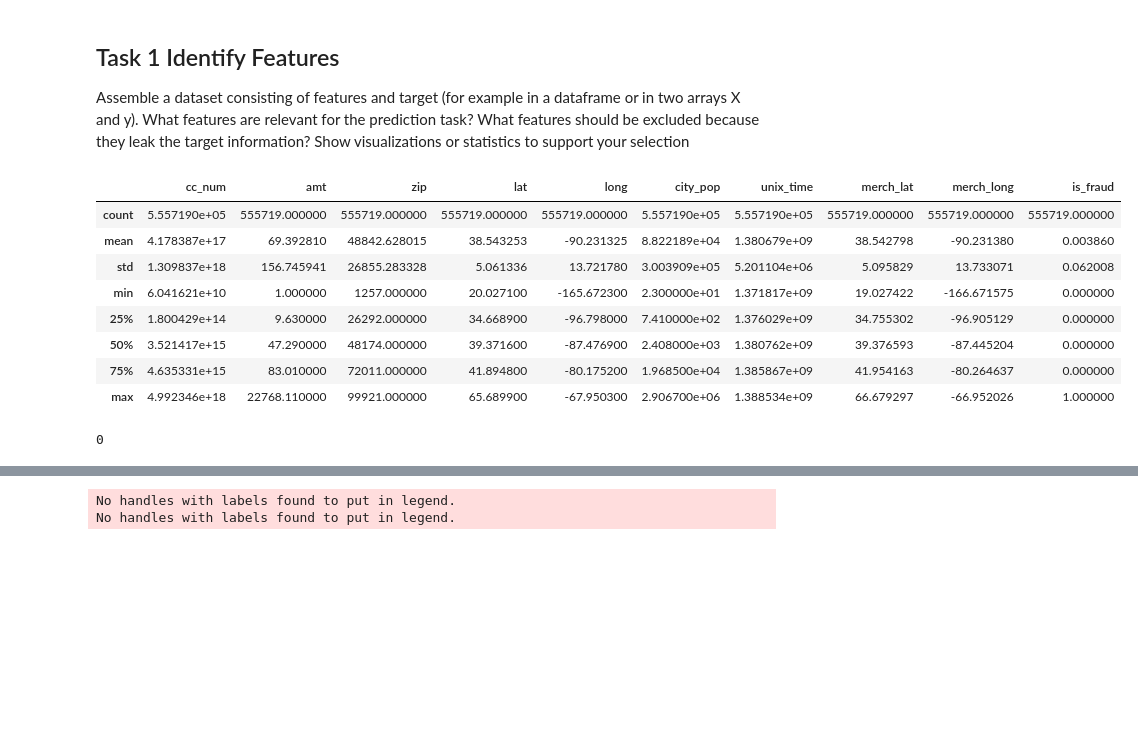
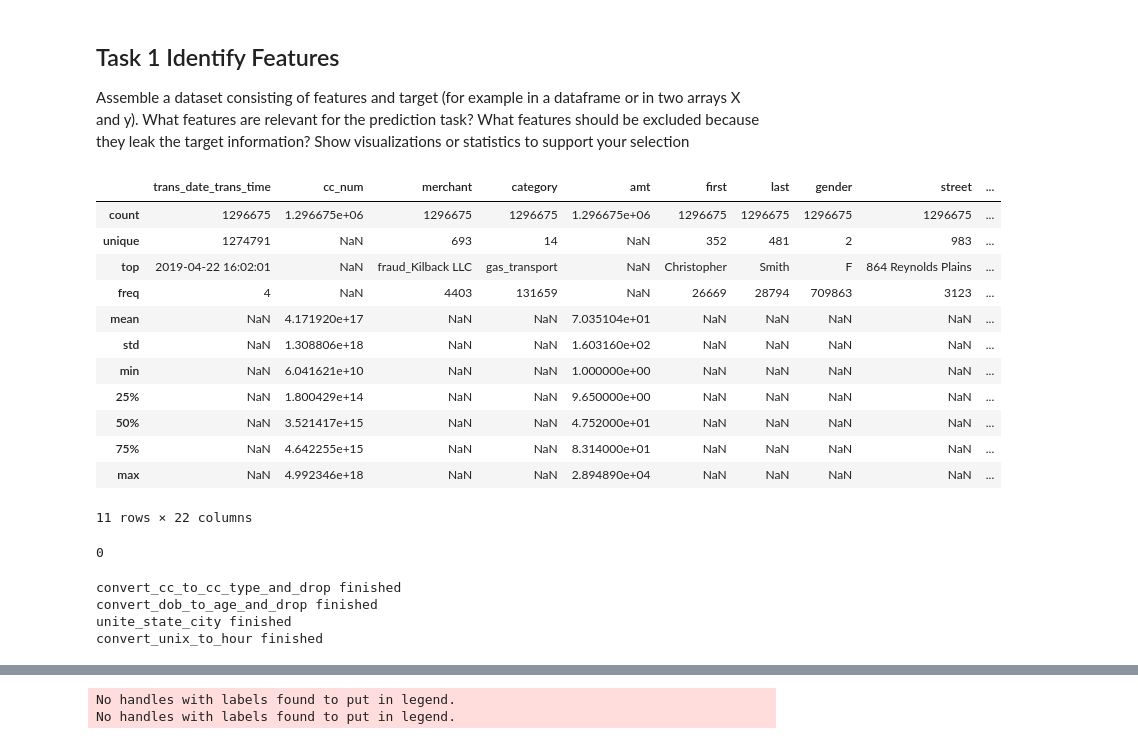
Before and after one commit to sashaaKr/master-of-science, a Jupyter notebook: semester_2/Advanced_Topics_in_Machine_Learning/assignment_2/Advanced Machine Learning - HW #2.ipynb, the cells around one changed output, grey strips where cells are left out. Drawn from its saved outputs; the diff is of its cells as text; code cells hidden in the pictures; blank space fills up the shorter version.

```diff
--- a/semester_2/Advanced_Topics_in_Machine_Learning/assignment_2/Advanced Machine Learning - HW #2.ipynb
+++ b/semester_2/Advanced_Topics_in_Machine_Learning/assignment_2/Advanced Machine Learning - HW #2.ipynb
@@ -354,7 +395,7 @@ def unite_state_city(df):
 ## Task 1 Identify Features
 Assemble a dataset consisting of features and target (for example in a dataframe or in two arrays X and y). What features are relevant for the prediction task? What features should be excluded because they leak the target information? Show visualizations or statistics to support your selection
 # %%
-data = drop_columns(read_data("fraudTest.csv"), ["Unnamed: 0"])
+data = drop_columns(read_data("fraudTrain.csv"), ["Unnamed: 0"])
 df = data
 # data = convert_cc_to_cc_type_and_drop(data)
 # data = convert_dob_to_age_and_drop(data)
@@ -363,18 +404,29 @@ df = data
 fraud = data[data['is_fraud']==1]
 normal = data[data['is_fraud']==0]
 # %%
-data.describe()
+data.describe(include="all")
 # %% [output]
-|  | cc_num | amt | zip | lat | long | city_pop | unix_time | merch_lat | merch_long | is_fraud |
-| count | 5.557190e+05 | 555719.000000 | 555719.000000 | 555719.000000 | 555719.000000 | 5.557190e+05 | 5.557190e+05 | 555719.000000 | 555719.000000 | 555719.000000 |
-| mean | 4.178387e+17 | 69.392810 | 48842.628015 | 38.543253 | -90.231325 | 8.822189e+04 | 1.380679e+09 | 38.542798 | -90.231380 | 0.003860 |
-| std | 1.309837e+18 | 156.745941 | 26855.283328 | 5.061336 | 13.721780 | 3.003909e+05 | 5.201104e+06 | 5.095829 | 13.733071 | 0.062008 |
-| min | 6.041621e+10 | 1.000000 | 1257.000000 | 20.027100 | -165.672300 | 2.300000e+01 | 1.371817e+09 | 19.027422 | -166.671575 | 0.000000 |
-| 25% | 1.800429e+14 | 9.630000 | 26292.000000 | 34.668900 | -96.798000 | 7.410000e+02 | 1.376029e+09 | 34.755302 | -96.905129 | 0.000000 |
-| 50% | 3.521417e+15 | 47.290000 | 48174.000000 | 39.371600 | -87.476900 | 2.408000e+03 | 1.380762e+09 | 39.376593 | -87.445204 | 0.000000 |
-| 75% | 4.635331e+15 | 83.010000 | 72011.000000 | 41.894800 | -80.175200 | 1.968500e+04 | 1.385867e+09 | 41.954163 | -80.264637 | 0.000000 |
-| max | 4.992346e+18 | 22768.110000 | 99921.000000 | 65.689900 | -67.950300 | 2.906700e+06 | 1.388534e+09 | 66.679297 | -66.952026 | 1.000000 |
+|  | trans_date_trans_time | cc_num | merchant | category | amt | first | last | gender | street | ... |
+| count | 1296675 | 1.296675e+06 | 1296675 | 1296675 | 1.296675e+06 | 1296675 | 1296675 | 1296675 | 1296675 | ... |
+| unique | 1274791 | NaN | 693 | 14 | NaN | 352 | 481 | 2 | 983 | ... |
+| top | 2019-04-22 16:02:01 | NaN | fraud_Kilback LLC | gas_transport | NaN | Christopher | Smith | F | 864 Reynolds Plains | ... |
+| freq | 4 | NaN | 4403 | 131659 | NaN | 26669 | 28794 | 709863 | 3123 | ... |
+| mean | NaN | 4.171920e+17 | NaN | NaN | 7.035104e+01 | NaN | NaN | NaN | NaN | ... |
+| std | NaN | 1.308806e+18 | NaN | NaN | 1.603160e+02 | NaN | NaN | NaN | NaN | ... |
+| min | NaN | 6.041621e+10 | NaN | NaN | 1.000000e+00 | NaN | NaN | NaN | NaN | ... |
+| 25% | NaN | 1.800429e+14 | NaN | NaN | 9.650000e+00 | NaN | NaN | NaN | NaN | ... |
+| 50% | NaN | 3.521417e+15 | NaN | NaN | 4.752000e+01 | NaN | NaN | NaN | NaN | ... |
+| 75% | NaN | 4.642255e+15 | NaN | NaN | 8.314000e+01 | NaN | NaN | NaN | NaN | ... |
+| max | NaN | 4.992346e+18 | NaN | NaN | 2.894890e+04 | NaN | NaN | NaN | NaN | ... |
+11 rows × 22 columns
 # %%
 data.isnull().sum().max()
 # %% [output]
 0
+# %%
+data = convert_and_scale(data)
+# %% [output]
+convert_cc_to_cc_type_and_drop finished
+convert_dob_to_age_and_drop finished
+unite_state_city finished
+convert_unix_to_hour finished
```
Also changed, not shown: parts of 35 cells of this notebook.
